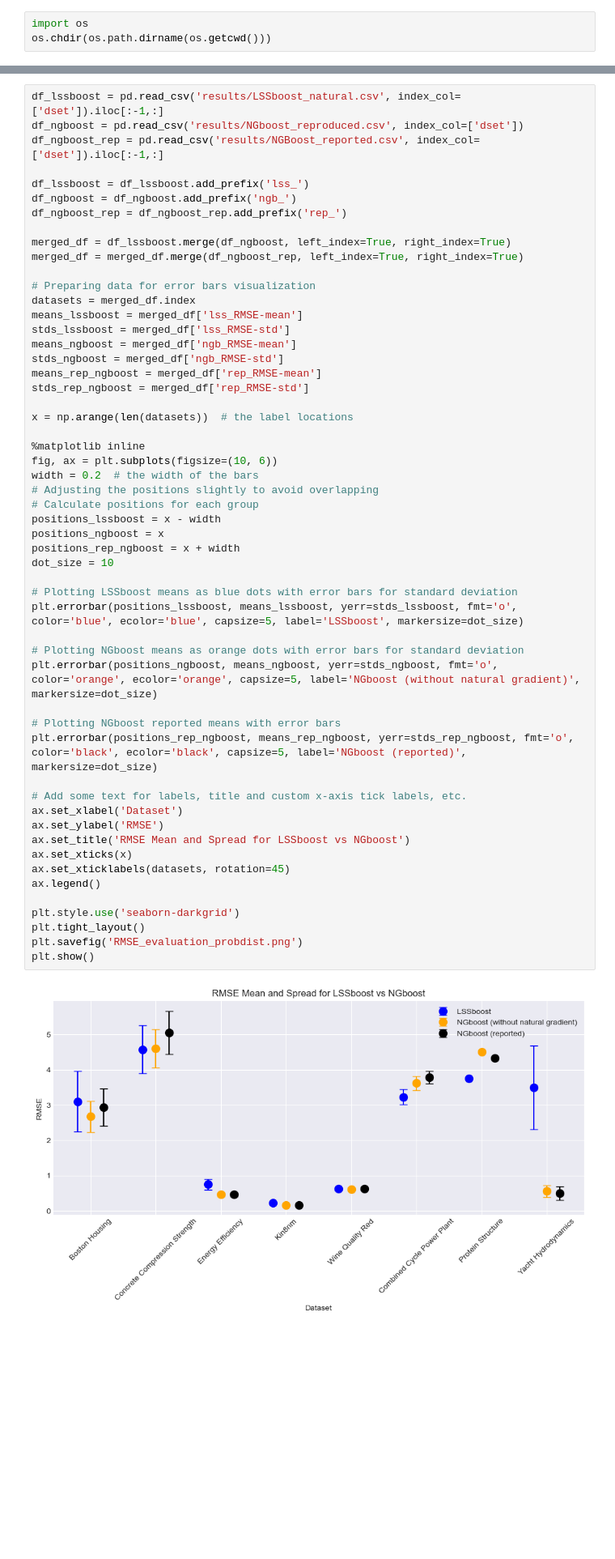
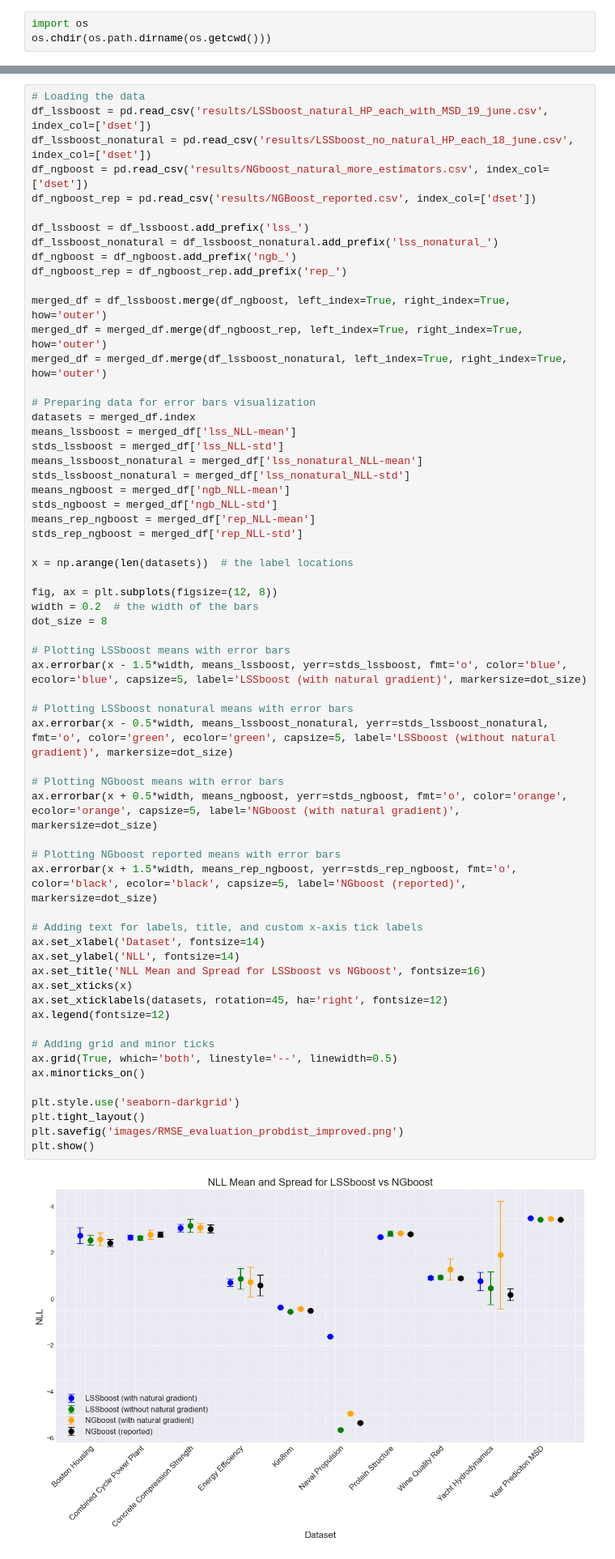
Before and after one commit to ujohn33/dgbm-paper, a Jupyter notebook: notebooks/barplots_lssboost_natural.ipynb, the cells around one changed output, grey strips where cells are left out. Shown: that part at 81% size. Drawn from its saved outputs; the diff is of its cells as text; blank space fills up the shorter version.

```diff
--- a/notebooks/barplots_lssboost_natural.ipynb
+++ b/notebooks/barplots_lssboost_natural.ipynb
@@ -87,57 +72,64 @@ plt.show()
 # %%
-df_lssboost = pd.read_csv('results/LSSboost_natural.csv', index_col=['dset']).iloc[:-1,:]
-df_ngboost = pd.read_csv('results/NGboost_reproduced.csv', index_col=['dset'])
-df_ngboost_rep = pd.read_csv('results/NGBoost_reported.csv', index_col=['dset']).iloc[:-1,:]
+# Loading the data
+df_lssboost = pd.read_csv('results/LSSboost_natural_HP_each_with_MSD_19_june.csv', index_col=['dset'])
+df_lssboost_nonatural = pd.read_csv('results/LSSboost_no_natural_HP_each_18_june.csv', index_col=['dset'])
+df_ngboost = pd.read_csv('results/NGboost_natural_more_estimators.csv', index_col=['dset'])
+df_ngboost_rep = pd.read_csv('results/NGBoost_reported.csv', index_col=['dset'])
 
 df_lssboost = df_lssboost.add_prefix('lss_')
+df_lssboost_nonatural = df_lssboost_nonatural.add_prefix('lss_nonatural_')
 df_ngboost = df_ngboost.add_prefix('ngb_')
 df_ngboost_rep = df_ngboost_rep.add_prefix('rep_')
 
-merged_df = df_lssboost.merge(df_ngboost, left_index=True, right_index=True)
-merged_df = merged_df.merge(df_ngboost_rep, left_index=True, right_index=True)
+merged_df = df_lssboost.merge(df_ngboost, left_index=True, right_index=True, how='outer')
+merged_df = merged_df.merge(df_ngboost_rep, left_index=True, right_index=True, how='outer')
+merged_df = merged_df.merge(df_lssboost_nonatural, left_index=True, right_index=True, how='outer')
 
 # Preparing data for error bars visualization
 datasets = merged_df.index
-means_lssboost = merged_df['lss_RMSE-mean']
-stds_lssboost = merged_df['lss_RMSE-std']
-means_ngboost = merged_df['ngb_RMSE-mean']
-stds_ngboost = merged_df['ngb_RMSE-std']
-means_rep_ngboost = merged_df['rep_RMSE-mean']
-stds_rep_ngboost = merged_df['rep_RMSE-std']
+means_lssboost = merged_df['lss_NLL-mean']
+stds_lssboost = merged_df['lss_NLL-std']
+means_lssboost_nonatural = merged_df['lss_nonatural_NLL-mean']
+stds_lssboost_nonatural = merged_df['lss_nonatural_NLL-std']
+means_ngboost = merged_df['ngb_NLL-mean']
+stds_ngboost = merged_df['ngb_NLL-std']
+means_rep_ngboost = merged_df['rep_NLL-mean']
+stds_rep_ngboost = merged_df['rep_NLL-std']
 
 x = np.arange(len(datasets))  # the label locations
 
-%matplotlib inline
-fig, ax = plt.subplots(figsize=(10, 6))
+fig, ax = plt.subplots(figsize=(12, 8))
 width = 0.2  # the width of the bars
-# Adjusting the positions slightly to avoid overlapping
-# Calculate positions for each group
-positions_lssboost = x - width
-positions_ngboost = x
-positions_rep_ngboost = x + width
-dot_size = 10
+dot_size = 8
 
-# Plotting LSSboost means as blue dots with error bars for standard deviation
-plt.errorbar(positions_lssboost, means_lssboost, yerr=stds_lssboost, fmt='o', color='blue', ecolor='blue', capsize=5, label='LSSboost', markersize=dot_size)
+# Plotting LSSboost means with error bars
+ax.errorbar(x - 1.5*width, means_lssboost, yerr=stds_lssboost, fmt='o', color='blue', ecolor='blue', capsize=5, label='LSSboost (with natural gradient)', markersize=dot_size)
 
-# Plotting NGboost means as orange dots with error bars for standard deviation
-plt.errorbar(positions_ngboost, means_ngboost, yerr=stds_ngboost, fmt='o', color='orange', ecolor='orange', capsize=5, label='NGboost (without natural gradient)', markersize=dot_size)
+# Plotting LSSboost nonatural means with error bars
+ax.errorbar(x - 0.5*width, means_lssboost_nonatural, yerr=stds_lssboost_nonatural, fmt='o', color='green', ecolor='green', capsize=5, label='LSSboost (without natural gradient)', markersize=dot_size)
+
+# Plotting NGboost means with error bars
+ax.errorbar(x + 0.5*width, means_ngboost, yerr=stds_ngboost, fmt='o', color='orange', ecolor='orange', capsize=5, label='NGboost (with natural gradient)', markersize=dot_size)
 
 # Plotting NGboost reported means with error bars
-plt.errorbar(positions_rep_ngboost, means_rep_ngboost, yerr=stds_rep_ngboost, fmt='o', color='black', ecolor='black', capsize=5, label='NGboost (reported)', markersize=dot_size)
+ax.errorbar(x + 1.5*width, means_rep_ngboost, yerr=stds_rep_ngboost, fmt='o', color='black', ecolor='black', capsize=5, label='NGboost (reported)', markersize=dot_size)
 
-# Add some text for labels, title and custom x-axis tick labels, etc.
-ax.set_xlabel('Dataset')
-ax.set_ylabel('RMSE')
-ax.set_title('RMSE Mean and Spread for LSSboost vs NGboost')
+# Adding text for labels, title, and custom x-axis tick labels
+ax.set_xlabel('Dataset', fontsize=14)
+ax.set_ylabel('NLL', fontsize=14)
+ax.set_title('NLL Mean and Spread for LSSboost vs NGboost', fontsize=16)
 ax.set_xticks(x)
-ax.set_xticklabels(datasets, rotation=45)
-ax.legend()
+ax.set_xticklabels(datasets, rotation=45, ha='right', fontsize=12)
+ax.legend(fontsize=12)
+
+# Adding grid and minor ticks
+ax.grid(True, which='both', linestyle='--', linewidth=0.5)
+ax.minorticks_on()
 
 plt.style.use('seaborn-darkgrid')
 plt.tight_layout()
-plt.savefig('RMSE_evaluation_probdist.png')
+plt.savefig('images/RMSE_evaluation_probdist_improved.png')
 plt.show()
 # %% [output]
-[figure, old version]
+[figure, new version]
 # %%
```
Also changed, not shown: parts of 5 cells of this notebook, 10 other files.
